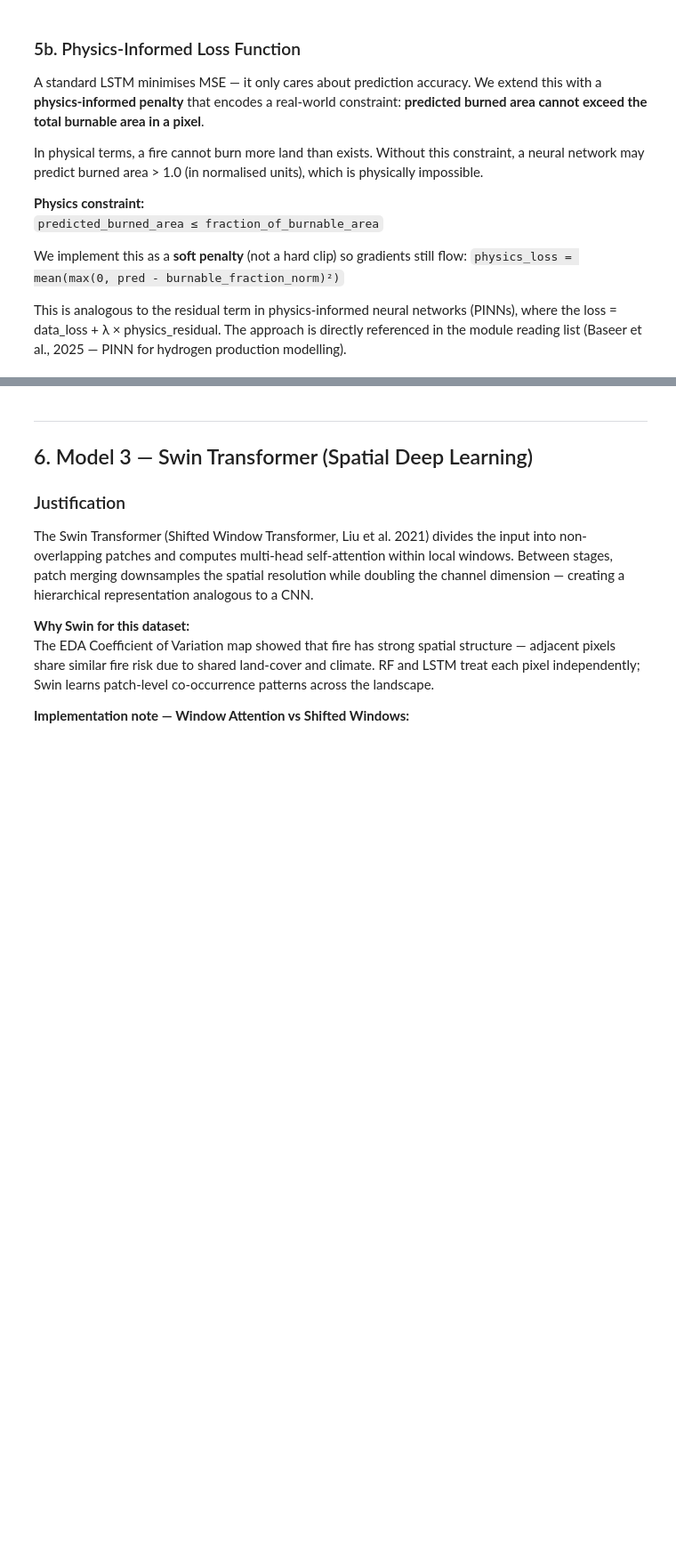
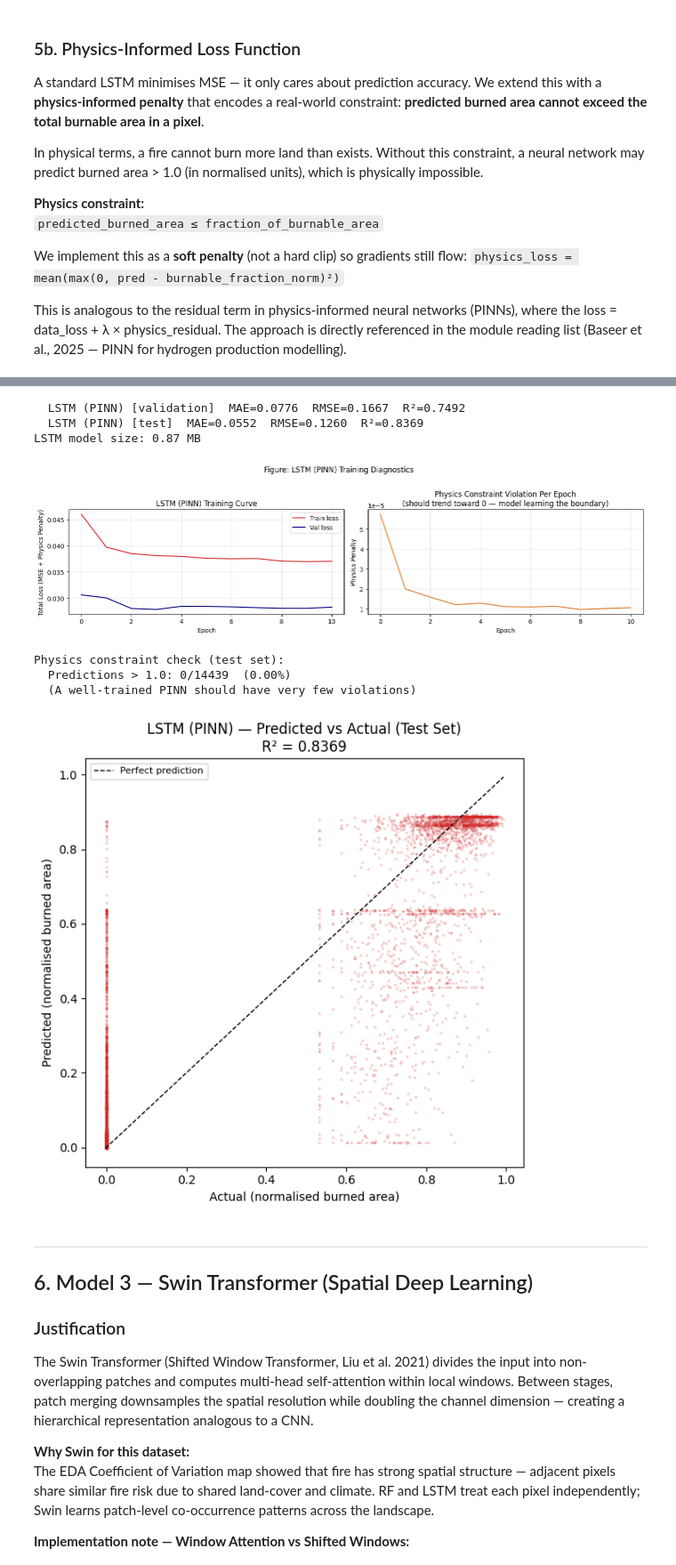
Before and after one commit to IshaqueAli25/Sustainable-Wildfire-Prediction-AI, a Jupyter notebook: 3_AI_Modelling.ipynb, the cells around one changed output, grey strips where cells are left out. Shown at 89% size. Drawn from its saved outputs; the diff is of its cells as text; code cells hidden in the pictures; blank space fills up the shorter version.

```diff
--- a/3_AI_Modelling.ipynb
+++ b/3_AI_Modelling.ipynb
@@ -700,50 +756,73 @@ print(f'LSTM training time: {lstm_train_time:.1f}s')
 # %%
+def predict_loader(model, loader):
+    """
+    Run inference on a DataLoader and return numpy arrays.
+    Works for any model that takes (batch, seq_len, features) input.
+    """
+    model.eval()
+    preds, trues = [], []
+    with torch.no_grad():
+        for X_batch, y_batch in loader:
+            preds.append(model(X_batch.to(DEVICE)).cpu().numpy())
+            trues.append(y_batch.numpy())
+    return np.concatenate(trues), np.concatenate(preds)
+
+
 lstm_y_val,  lstm_pred_val  = predict_loader(lstm_model, val_loader)
 lstm_y_test, lstm_pred_test = predict_loader(lstm_model, test_loader)
 
 all_results.append(evaluate(lstm_y_val,  lstm_pred_val,  'LSTM (PINN)', 'validation'))
 all_results.append(evaluate(lstm_y_test, lstm_pred_test, 'LSTM (PINN)', 'test'))
 
-# Inference time
+# Inference time per 1000 samples
 t0 = time.time()
 with torch.no_grad():
-    _ = lstm_model(test_seq.X[:1000].to(DEVICE))
+    _ = lstm_model(test_seq.X[:min(1000, len(test_seq))].to(DEVICE))
 infer_times['LSTM (PINN)'] = time.time() - t0
 
 torch.save(lstm_model.state_dict(), os.path.join(MODEL_PATH, 'lstm_full.pt'))
 model_sizes['LSTM (PINN)'] = os.path.getsize(os.path.join(MODEL_PATH, 'lstm_full.pt'))
+print(f'LSTM model size: {model_sizes["LSTM (PINN)"]/1e6:.2f} MB')
 
-# Training curve — show both total loss and physics penalty component
+# Training curve — total loss + physics penalty component
 fig, axes = plt.subplots(1, 2, figsize=(14, 4))
 
 axes[0].plot(lstm_history['train_loss'], label='Train loss', color='#d62728')
 axes[0].plot(lstm_history['val_loss'],   label='Val loss',   color='navy')
 axes[0].set_xlabel('Epoch')
 axes[0].set_ylabel('Total Loss (MSE + Physics Penalty)')
-axes[0].set_title('LSTM Training Curve (Physics-Informed Loss)')
+axes[0].set_title('LSTM (PINN) Training Curve')
 axes[0].legend()
 axes[0].grid(True, alpha=0.3)
 
 if lstm_history['phys_loss']:
     axes[1].plot(lstm_history['phys_loss'], color='#e07b2a', linewidth=1.5)
     axes[1].set_xlabel('Epoch')
-    axes[1].set_ylabel('Physics Penalty (mean violation^2)')
-    axes[1].set_title('Physics Constraint Violation Over Training\n'
-                      '(should decrease toward 0 as model learns the boundary)')
+    axes[1].set_ylabel('Physics Penalty')
+    axes[1].set_title('Physics Constraint Violation Per Epoch\n'
+                      '(should trend toward 0 — model learning the boundary)')
     axes[1].grid(True, alpha=0.3)
 
 plt.suptitle('Figure: LSTM (PINN) Training Diagnostics', fontsize=12)
 plt.tight_layout()
 plt.savefig(os.path.join(FIG_PATH, 'fig_lstm_pinn_training.png'), dpi=150, bbox_inches='tight')
 plt.show()
 
-# Check how many predictions violate the physics constraint
 violations = np.sum(lstm_pred_test > 1.0)
 print(f'Physics constraint check (test set):')
-print(f'  Predictions > 1.0 (burnable cap): {violations} / {len(lstm_pred_test)}  ({100*violations/len(lstm_pred_test):.2f}%)')
+print(f'  Predictions > 1.0: {violations}/{len(lstm_pred_test)}  ({100*violations/len(lstm_pred_test):.2f}%)')
 print(f'  (A well-trained PINN should have very few violations)')
 
 plot_predictions(lstm_y_test, lstm_pred_test, 'LSTM (PINN)', 'fig_lstm_pred_vs_actual.png')
+# %% [output]
+  LSTM (PINN) [validation]  MAE=0.0776  RMSE=0.1667  R²=0.7492
+  LSTM (PINN) [test]  MAE=0.0552  RMSE=0.1260  R²=0.8369
+LSTM model size: 0.87 MB
+[figure, added]
+Physics constraint check (test set):
+  Predictions > 1.0: 0/14439  (0.00%)
+  (A well-trained PINN should have very few violations)
+[figure, added]
 # %% [markdown]
 ---
 ## 6. Model 3 — Swin Transformer (Spatial Deep Learning)
```
Also changed, not shown: parts of 21 cells of this notebook, 6 other files.
